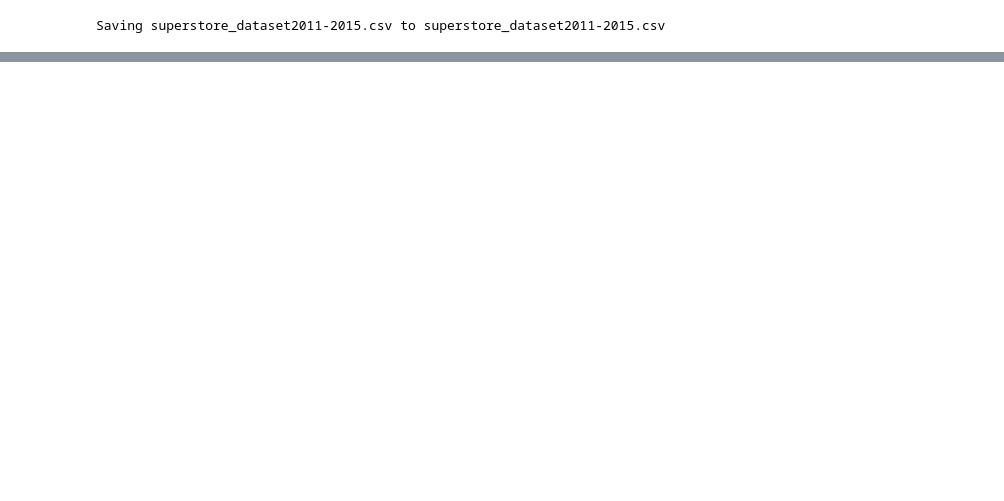
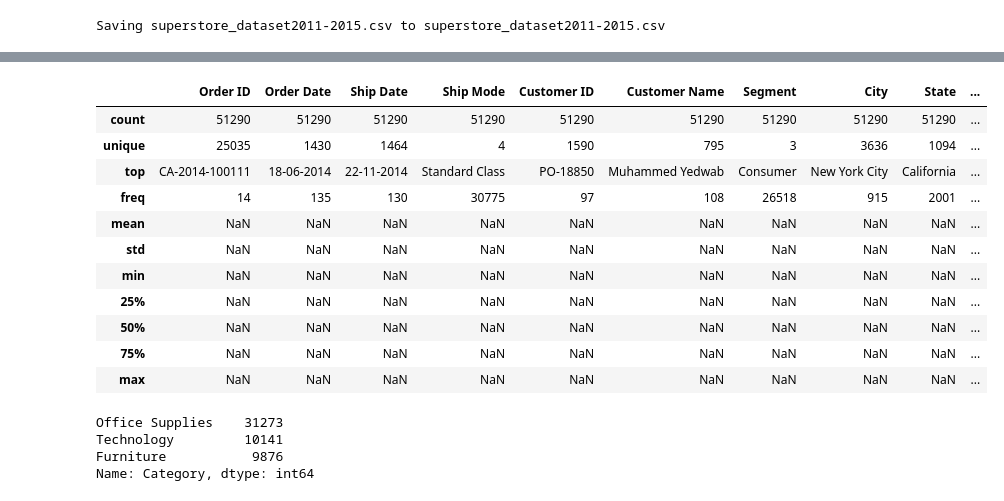
Before and after one commit to abidshafee/dataAnalysis, a Jupyter notebook: dataAnalysis.ipynb, the cells around one changed output, grey strips where cells are left out. Drawn from its saved outputs; the diff is of its cells as text; code cells hidden in the pictures; blank space fills up the shorter version.

```diff
--- a/dataAnalysis.ipynb
+++ b/dataAnalysis.ipynb
@@ -30,0 +32,22 @@ df
+# %%
+df.describe(include='all')
+# %% [output]
+|  | Order ID | Order Date | Ship Date | Ship Mode | Customer ID | Customer Name | Segment | City | State | ... |
+| count | 51290 | 51290 | 51290 | 51290 | 51290 | 51290 | 51290 | 51290 | 51290 | ... |
+| unique | 25035 | 1430 | 1464 | 4 | 1590 | 795 | 3 | 3636 | 1094 | ... |
+| top | CA-2014-100111 | 18-06-2014 | 22-11-2014 | Standard Class | PO-18850 | Muhammed Yedwab | Consumer | New York City | California | ... |
+| freq | 14 | 135 | 130 | 30775 | 97 | 108 | 26518 | 915 | 2001 | ... |
+| mean | NaN | NaN | NaN | NaN | NaN | NaN | NaN | NaN | NaN | ... |
+| std | NaN | NaN | NaN | NaN | NaN | NaN | NaN | NaN | NaN | ... |
+| min | NaN | NaN | NaN | NaN | NaN | NaN | NaN | NaN | NaN | ... |
+| 25% | NaN | NaN | NaN | NaN | NaN | NaN | NaN | NaN | NaN | ... |
+| 50% | NaN | NaN | NaN | NaN | NaN | NaN | NaN | NaN | NaN | ... |
+| 75% | NaN | NaN | NaN | NaN | NaN | NaN | NaN | NaN | NaN | ... |
+| max | NaN | NaN | NaN | NaN | NaN | NaN | NaN | NaN | NaN | ... |
+# %%
+df['Category'].value_counts()
+# %% [output]
+Office Supplies    31273
+Technology         10141
+Furniture           9876
+Name: Category, dtype: int64
```
Also changed, not shown: parts of 4 cells of this notebook.
